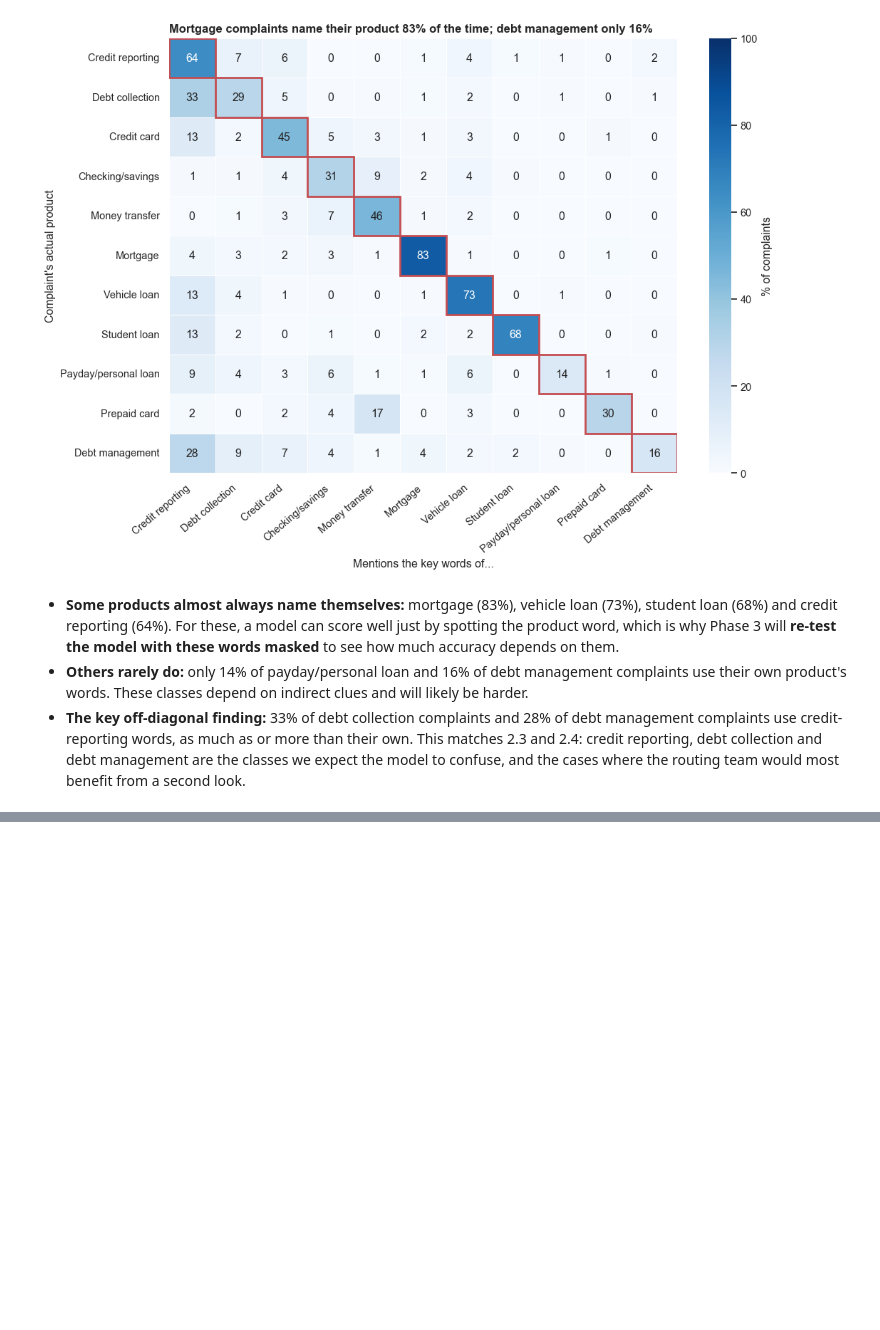
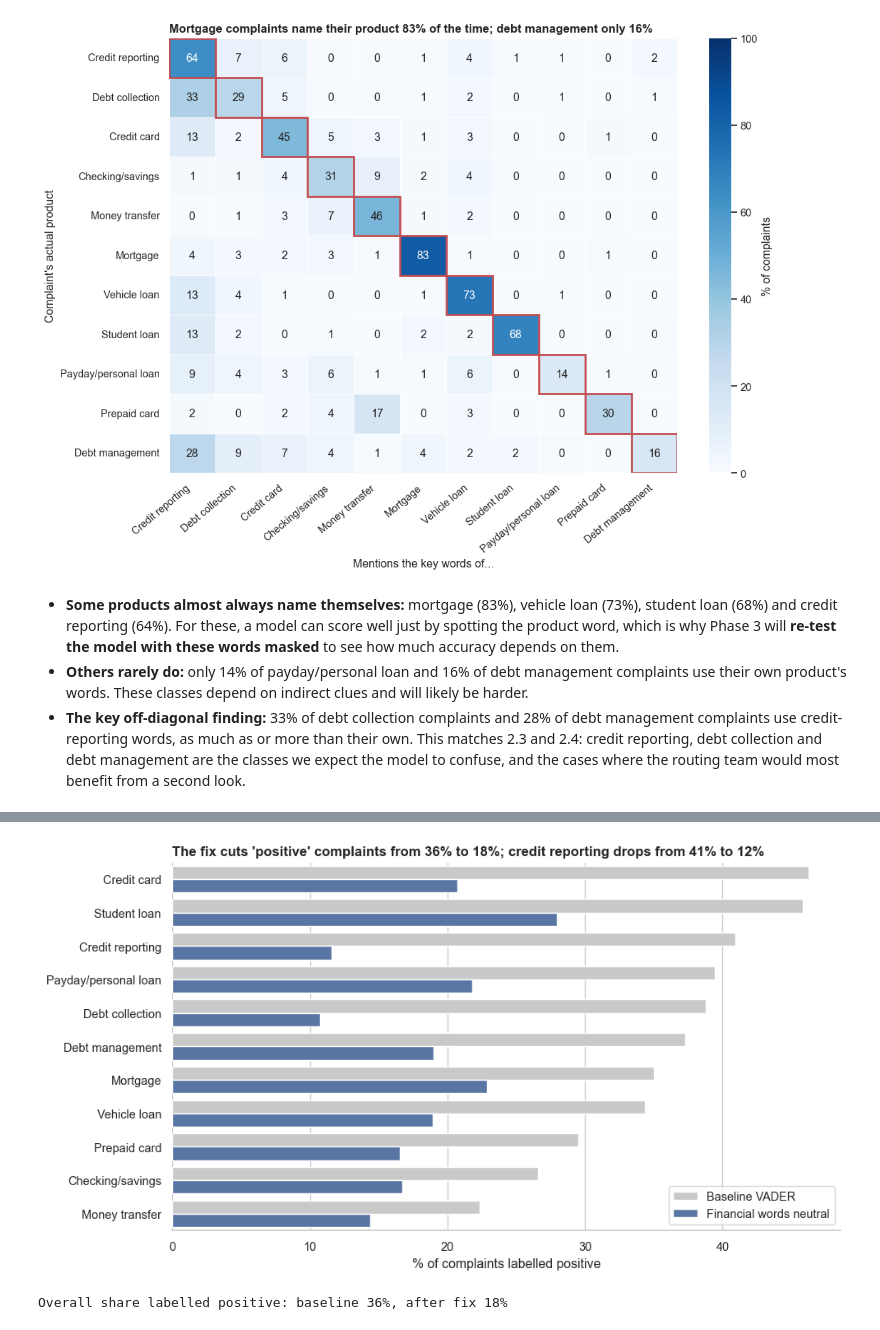
Before and after one commit to rebeccaquaye/consumer-financial-complaints, a Jupyter notebook: Notebook/Ketty.ipynb, the cells around one changed output, grey strips where cells are left out. Cells and saved outputs as stored; diff of their text form; code cells hidden in the pictures; blank space fills up the shorter version.

```diff
--- a/Notebook/Ketty.ipynb
+++ b/Notebook/Ketty.ipynb
@@ -377,0 +419,29 @@ plt.show()
+# %%
+# Re-score with financial topic words made neutral
+text_df["sentiment"] = sentiment_scores(text_df[TEXT_COL], neutral_words=FINANCE_WORDS)
+text_df["label"] = sentiment_label(text_df["sentiment"])
+
+# % of complaints labelled positive, per product, before and after the fix
+positive_share = pd.DataFrame({
+    "Baseline VADER": text_df["label_raw"].eq("Positive").groupby(text_df["product_short"]).mean() * 100,
+    "Financial words neutral": text_df["label"].eq("Positive").groupby(text_df["product_short"]).mean() * 100,
+}).sort_values("Baseline VADER", ascending=False)
+
+plot_data = positive_share.reset_index().melt(id_vars="product_short", var_name="version",
+                                              value_name="pct_positive")
+fig, ax = plt.subplots(figsize=(10, 5.5))
+sns.barplot(data=plot_data, x="pct_positive", y="product_short", hue="version",
+            palette=["#c9c9c9", MAIN], ax=ax)
+ax.set(xlabel="% of complaints labelled positive", ylabel="",
+       title="The fix cuts 'positive' complaints from 36% to 18%; credit reporting drops from 41% to 12%")
+ax.legend(title="", loc="lower right")
+sns.despine(left=True)
+plt.tight_layout()
+plt.show()
+
+print("Overall share labelled positive:",
+      f"baseline {text_df['label_raw'].eq('Positive').mean():.0%},",
+      f"after fix {text_df['label'].eq('Positive').mean():.0%}")
+# %% [output]
+[figure, added]
+Overall share labelled positive: baseline 36%, after fix 18%
```
Also changed, not shown: parts of 15 cells of this notebook, 2 other files.
